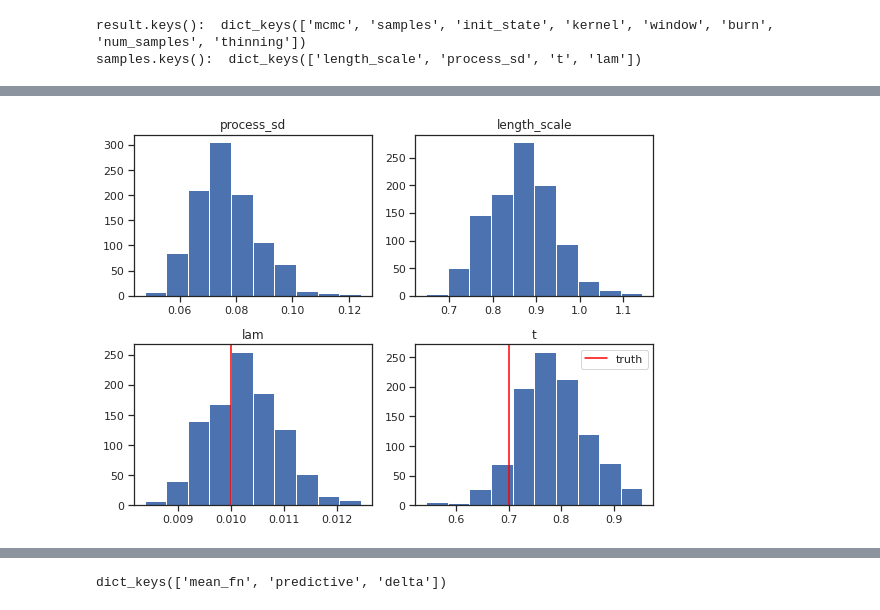
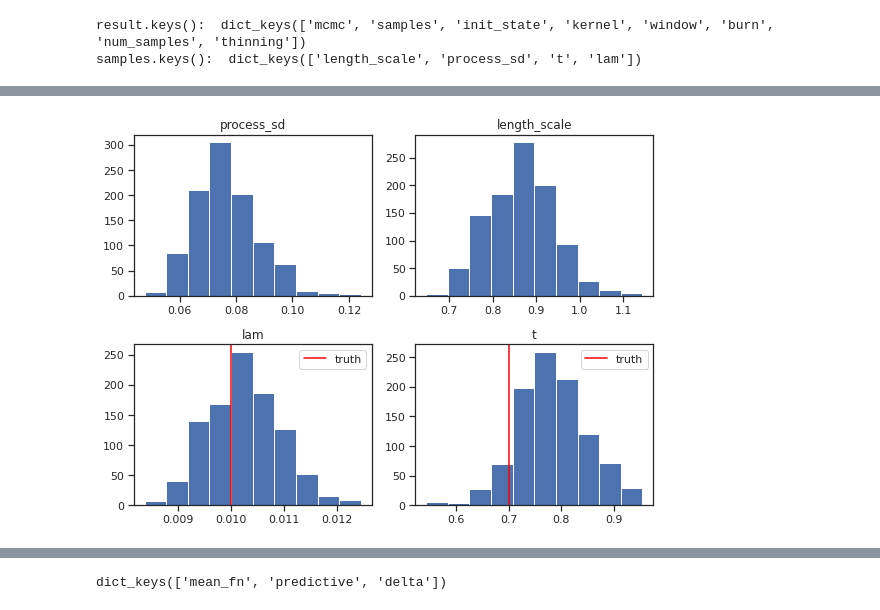
Before and after one commit to lanl/SEPIA, a Jupyter notebook: examples/emu-free-demo.ipynb, the cells around one changed output, grey strips where cells are left out. Drawn from its saved outputs; the diff is of its cells as text; code cells hidden in the pictures.

```diff
--- a/examples/emu-free-demo.ipynb
+++ b/examples/emu-free-demo.ipynb
@@ -165,32 +197,32 @@ samples.keys():  dict_keys(['length_scale', 'process_sd', 't', 'lam'])
 # %%
 def plot_parameter_posterior(samples):
     plt.figure(figsize=(8, 6))
 
     plt.subplot(2, 2, 1)
     plt.hist(samples["process_sd"])
     plt.title("process_sd")
 
     plt.subplot(2, 2, 2)
     plt.hist(samples['length_scale'])
     plt.title("length_scale")
     # plt.xlim(0)
 
     plt.subplot(2, 2, 3)
     plt.hist(samples['lam'])
     plt.title("lam")
     plt.axvline(lam_true, color="red", label="truth")
-    # plt.legend()
+    plt.legend()
 
     plt.subplot(2, 2, 4)
     plt.hist(samples["t"].flatten())
     plt.title("t")
     # plt.xlim(0, 1)
     plt.axvline(theta, color="red", label="truth")
     plt.legend()
 
 plot_parameter_posterior(samples)
 plt.tight_layout()
 plt.savefig("img/radial-basis-posteriors.pdf")
 plt.show()
 # %% [output]
-[figure, old version]
+[figure, new version]
```
Also changed, not shown: parts of 25 cells of this notebook, 3 other files.
